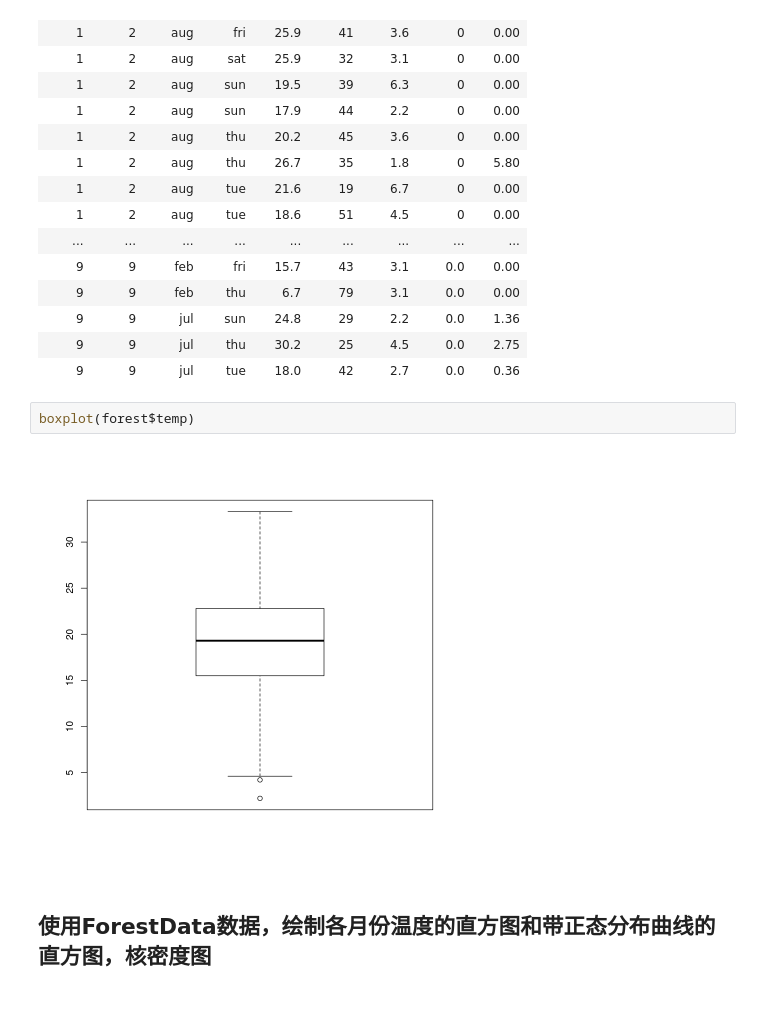
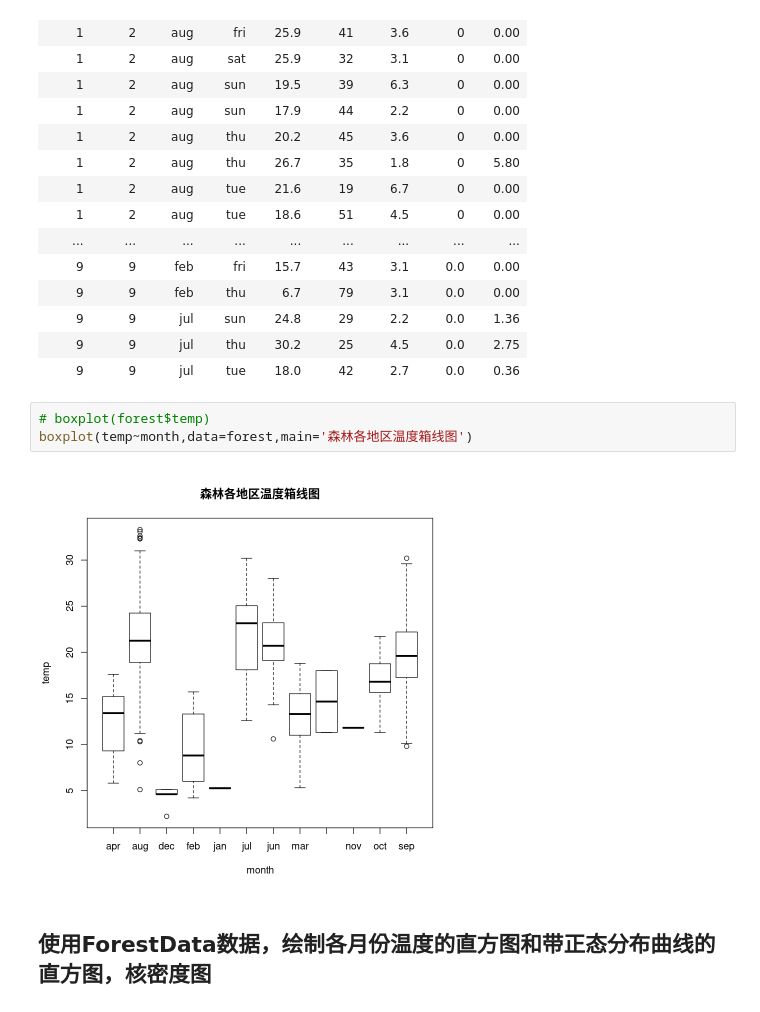
Before and after one commit to chenboshuo/learn_r, a Jupyter notebook: src/homework/review1.ipynb, the cells around one changed output. Cells and saved outputs as stored; diff of their text form.

```diff
--- a/src/homework/review1.ipynb
+++ b/src/homework/review1.ipynb
@@ -67,10 +74,11 @@ A data.frame: 517 × 9
 | 9 | 9 | jul | sun | 24.8 | 29 | 2.2 | 0.0 | 1.36 |
 | 9 | 9 | jul | thu | 30.2 | 25 | 4.5 | 0.0 | 2.75 |
 | 9 | 9 | jul | tue | 18.0 | 42 | 2.7 | 0.0 | 0.36 |
-# %%
-boxplot(forest$temp)
-# %% [output]
-[figure, removed]
+# %%
+# boxplot(forest$temp)
+boxplot(temp~month,data=forest,main='森林各地区温度箱线图')
+# %% [output]
+[figure, added]
 # %% [markdown]
 ## 使用ForestData数据，绘制各月份温度的直方图和带正态分布曲线的直方图，核密度图
 # %%
```
Also changed, not shown: parts of 12 cells of this notebook, 2 other files.
